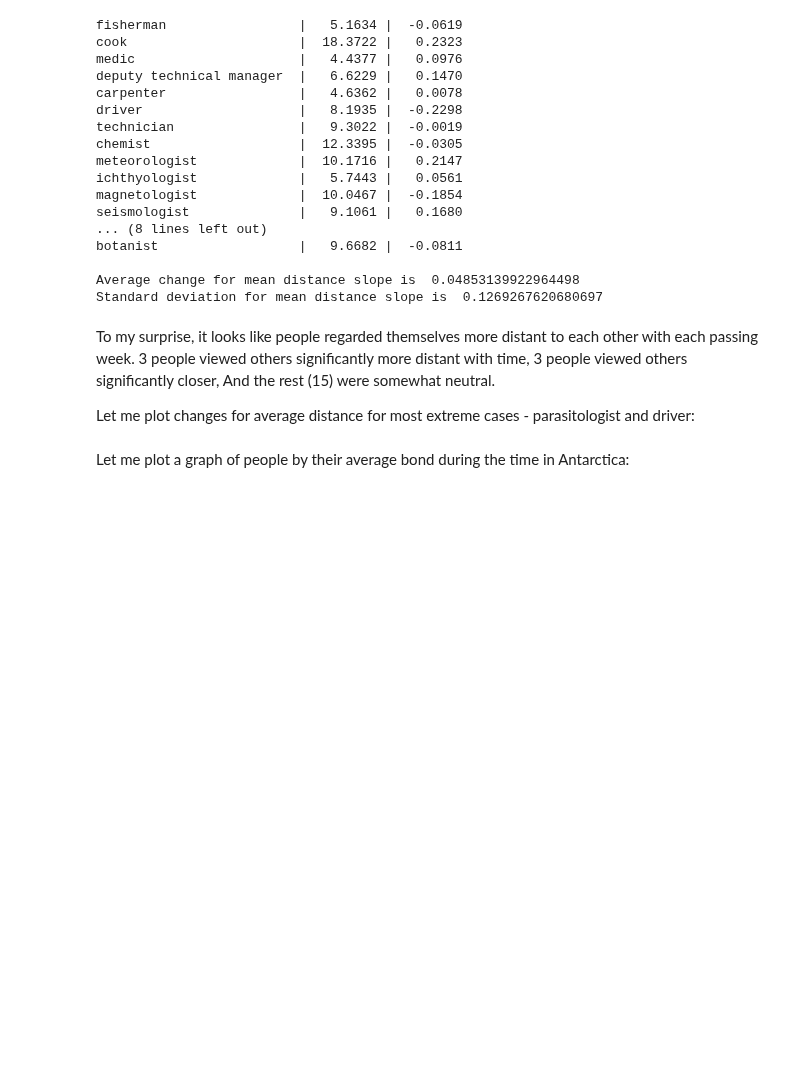
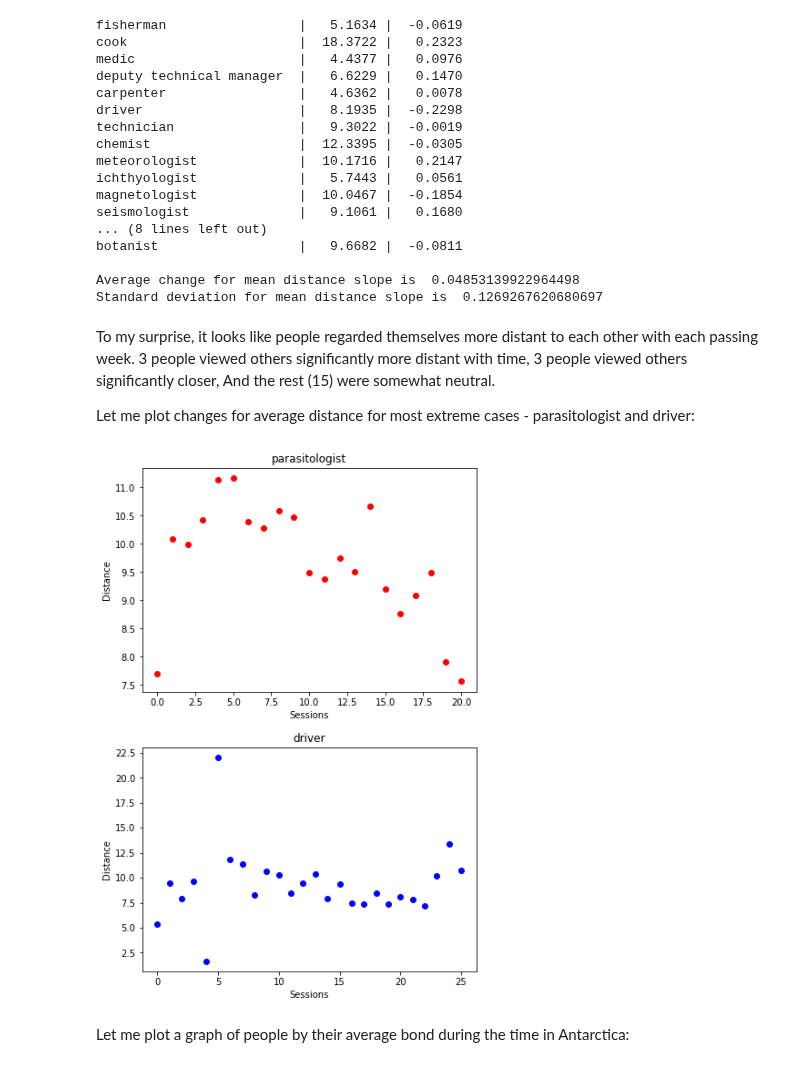
Before and after one commit to marcindahlen/Antarctica_research_2020, a Jupyter notebook: notebook.ipynb, the cells around one changed output. Saved outputs shown, nothing was run; the diff lists cells and outputs as text; code cells hidden in the pictures; blank space fills up the shorter version.

Commit message:
First stats and charts

```diff
--- a/notebook.ipynb
+++ b/notebook.ipynb
@@ -239,6 +239,30 @@ To my surprise, it looks like people regarded themselves more distant to each ot
 And the rest (15) were somewhat neutral.
 
 Let me plot changes for average distance for most extreme cases - parasitologist and driver:
+# %%
+parasitologist_distance_means_by_session = mean_distances_for_man[20]
+driver_distance_means_by_session = mean_distances_for_man[6]
+
+matplotlib.pyplot.figure()
+
+matplotlib.pyplot.subplot(211)
+matplotlib.pyplot.xlabel('Sessions')
+matplotlib.pyplot.ylabel('Distance')
+matplotlib.pyplot.title(ppl_professions[20])
+matplotlib.pyplot.plot(parasitologist_distance_means_by_session, 'ro')
+
+matplotlib.pyplot.subplot(212)
+matplotlib.pyplot.xlabel('Sessions')
+matplotlib.pyplot.ylabel('Distance')
+matplotlib.pyplot.title(ppl_professions[6])
+matplotlib.pyplot.plot(driver_distance_means_by_session, 'bo')
+
+matplotlib.pyplot.subplots_adjust(top=2.0, bottom=0.08, left=0.10, right=0.95, hspace=0.25,
+                    wspace=0.35)
+
+matplotlib.pyplot.show()
+# %% [output]
+[figure, added]
 # %% [markdown]
 Let me plot a graph of people by their average bond during the time in Antarctica:
 # %% [markdown]
```
Also changed, not shown: parts of 1 cell of this notebook.
